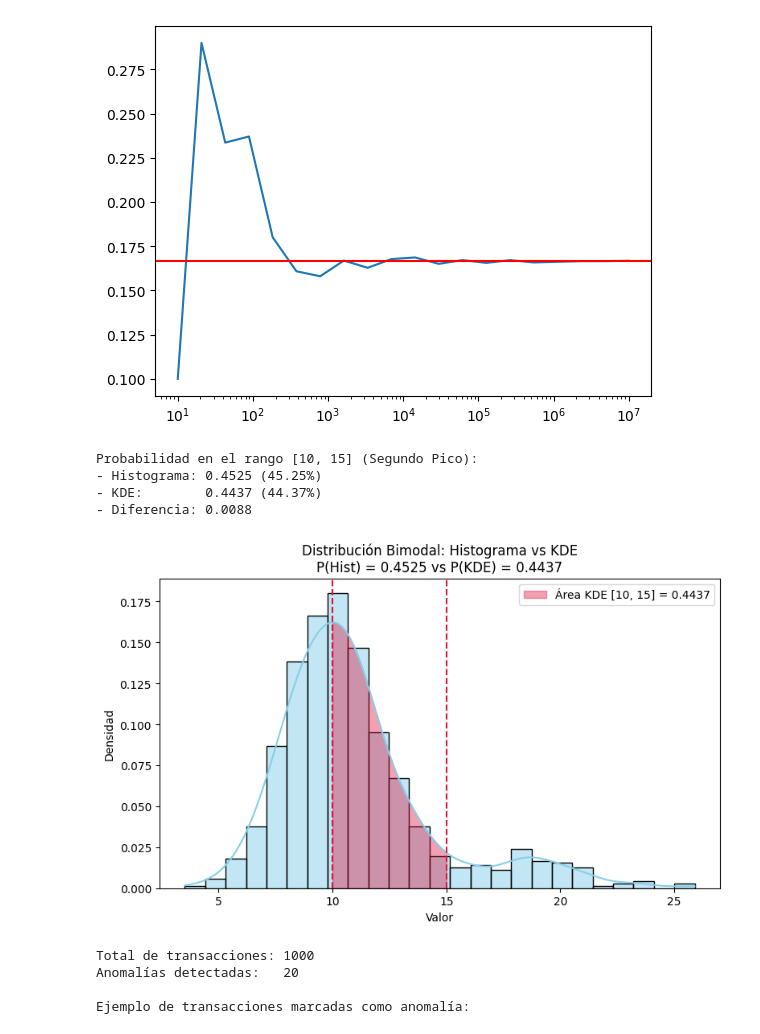
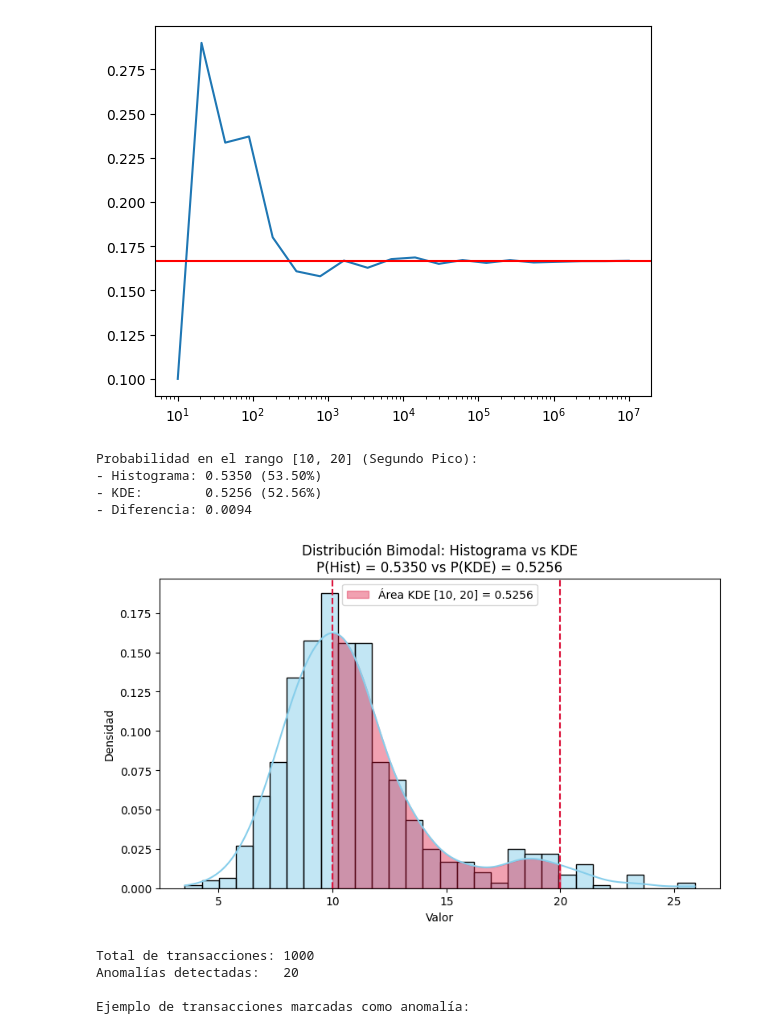
Before and after one commit to asegura4488/EDCO_IntroCienciaDatos, a Jupyter notebook: Semana3/ProbabilidadKDE.ipynb, the cells around one changed output. Saved outputs shown, nothing was run; the diff lists cells and outputs as text; code cells hidden in the pictures.

```diff
--- a/Semana3/ProbabilidadKDE.ipynb
+++ b/Semana3/ProbabilidadKDE.ipynb
@@ -64,12 +64,13 @@ plt.show()
 # %%
 # 1. Generar datos con DOS PICOS (Pico 1 alrededor de 10, Pico 2 alrededor de 18)
 np.random.seed(42)
+# Crear muestras identicas
 pico1 = np.random.normal(loc=10, scale=2, size=700)
 pico2 = np.random.normal(loc=18, scale=3, size=100)
 datos = np.concatenate([pico1, pico2])
 
 # 2. Definir rango de interés [a, b] sobre el SEGUNDO PICO
-a, b = 10, 15
+a, b = 10, 20
 
 # -------------------------------------------------------------
 # 3. CÁLCULO DE PROBABILIDADES EN EL RANGO [15, 21]
@@ -82,39 +83,39 @@ prob_hist = np.mean((datos >= a) & (datos <= b))
 kde = gaussian_kde(datos)
 prob_kde, _ = quad(kde.evaluate, a, b)
 
 print(f"Probabilidad en el rango [{a}, {b}] (Segundo Pico):")
 print(f"- Histograma: {prob_hist:.4f} ({prob_hist*100:.2f}%)")
 print(f"- KDE:        {prob_kde:.4f} ({prob_kde*100:.2f}%)")
 print(f"- Diferencia: {abs(prob_hist - prob_kde):.4f}")
 
 # -------------------------------------------------------------
 # 4. GRÁFICA EN JUPYTER
 # -------------------------------------------------------------
 plt.figure(figsize=(9, 5))
 
 # Graficar Histograma + KDE
-sns.histplot(datos, bins=25, stat="density", kde=True, color="skyblue")
+sns.histplot(datos, bins=30, stat="density", kde=True, color="skyblue")
 
 # Sombrear el área del KDE en el segundo pico [15, 21]
 x_area = np.linspace(a, b, 200)
 plt.fill_between(x_area, kde.evaluate(x_area), color='crimson', alpha=0.4,
                  label=f'Área KDE [{a}, {b}] = {prob_kde:.4f}')
 
 # Líneas verticales del intervalo
 plt.axvline(a, color="crimson", linestyle="--", linewidth=1.5)
 plt.axvline(b, color="crimson", linestyle="--", linewidth=1.5)
 
 plt.title(f"Distribución Bimodal: Histograma vs KDE\nP(Hist) = {prob_hist:.4f} vs P(KDE) = {prob_kde:.4f}")
 plt.xlabel("Valor")
 plt.ylabel("Densidad")
 plt.legend()
 plt.show()
 # %% [output]
-Probabilidad en el rango [10, 15] (Segundo Pico):
-- Histograma: 0.4525 (45.25%)
-- KDE:        0.4437 (44.37%)
-- Diferencia: 0.0088
+Probabilidad en el rango [10, 20] (Segundo Pico):
+- Histograma: 0.5350 (53.50%)
+- KDE:        0.5256 (52.56%)
+- Diferencia: 0.0094
-[figure, old version]
+[figure, new version]
 # %%
 # Caso de transacciones irregulares
 import numpy as np
```
